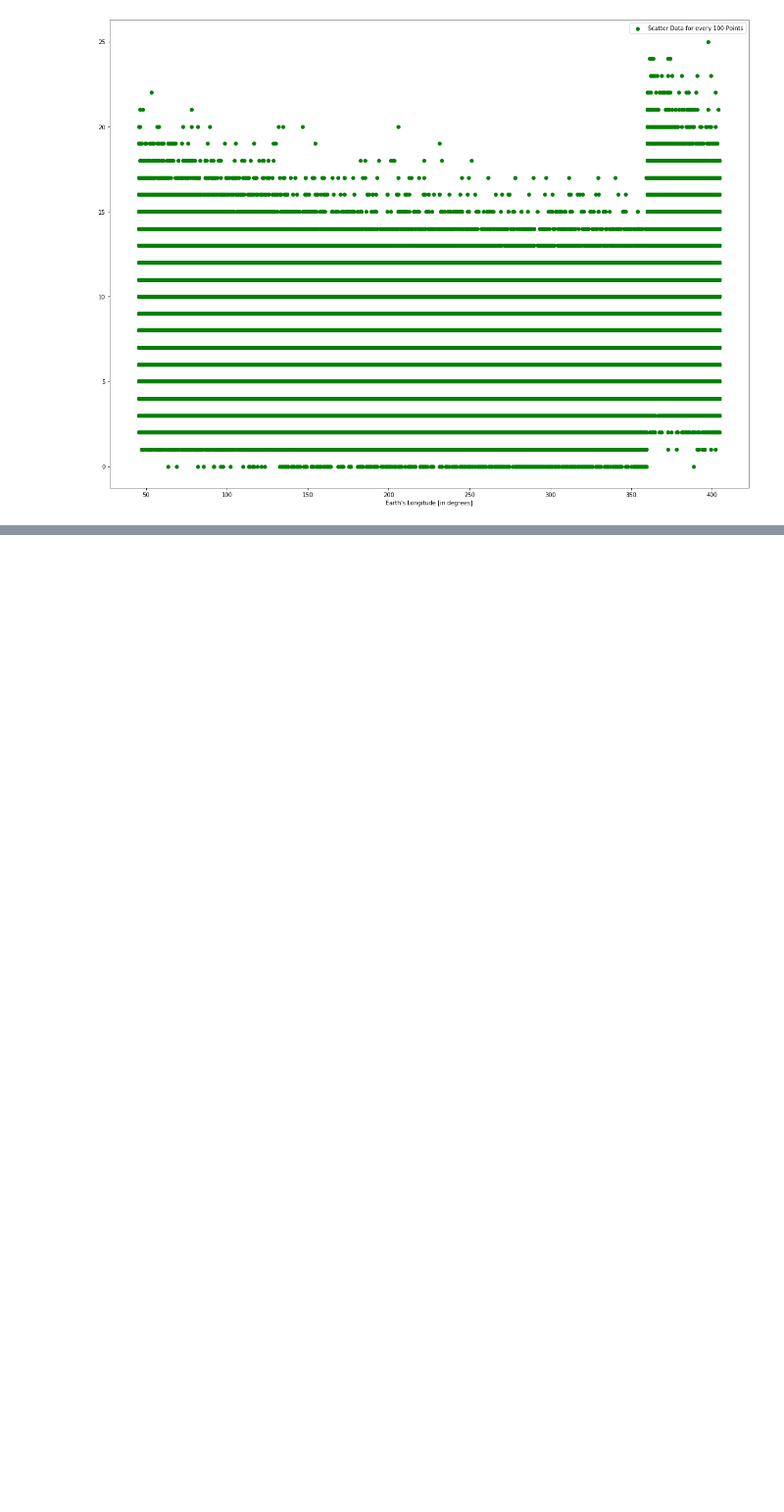
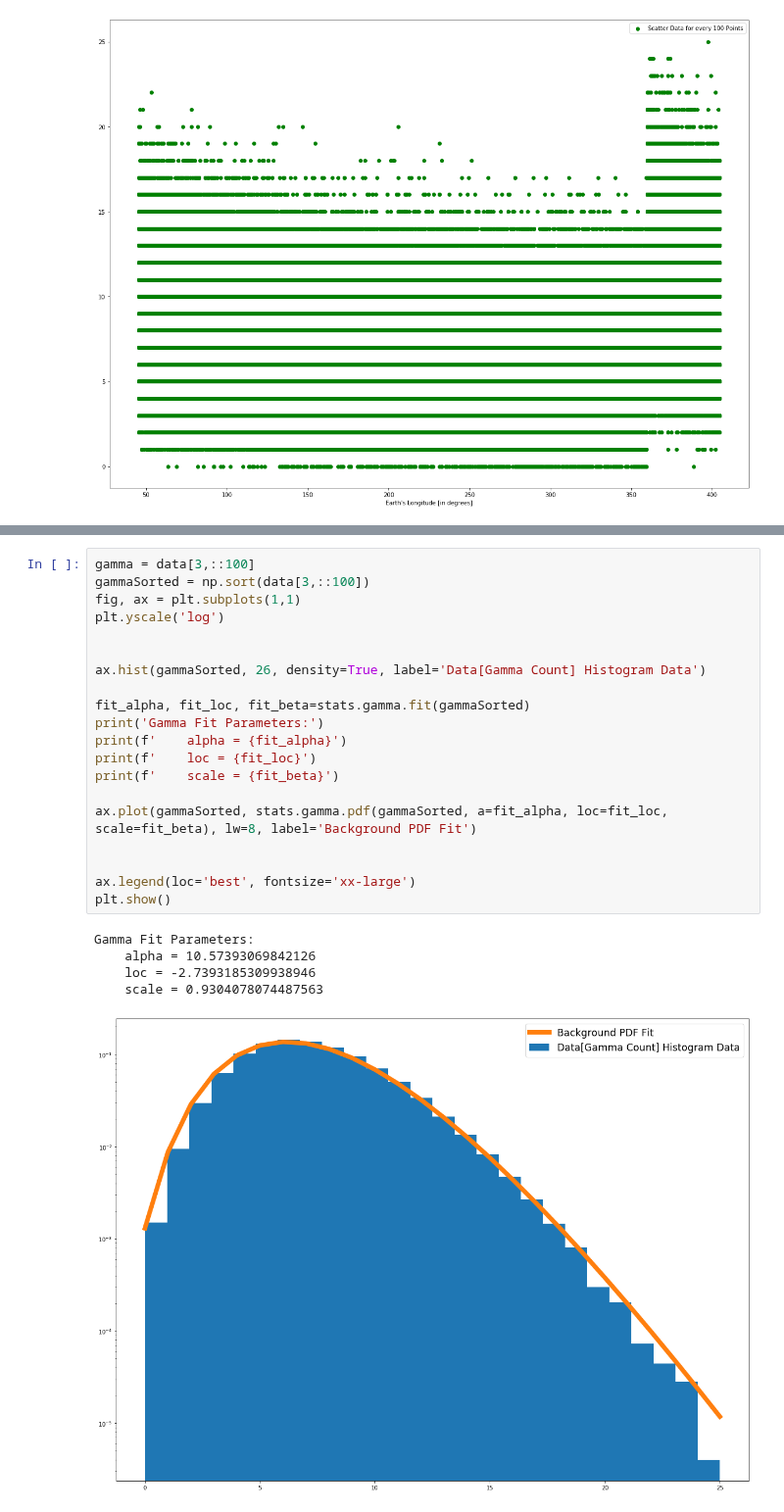
Before and after one commit to jbc1216/434-Portfolio, a Jupyter notebook: FinchCarr_Lab04.ipynb, the cells around one changed output, grey strips where cells are left out. Shown at 98% size. Saved outputs shown, nothing was run; the diff lists cells and outputs as text; blank space fills up the shorter version.

```diff
--- a/FinchCarr_Lab04.ipynb
+++ b/FinchCarr_Lab04.ipynb
@@ -87,0 +125,26 @@ plt.colorbar(h[3], ax=ax)
+# %%
+gamma = data[3,::100]
+gammaSorted = np.sort(data[3,::100])
+fig, ax = plt.subplots(1,1)
+plt.yscale('log')
+
+
+ax.hist(gammaSorted, 26, density=True, label='Data[Gamma Count] Histogram Data')
+
+fit_alpha, fit_loc, fit_beta=stats.gamma.fit(gammaSorted)
+print('Gamma Fit Parameters:')
+print(f'    alpha = {fit_alpha}')
+print(f'    loc = {fit_loc}')
+print(f'    scale = {fit_beta}')
+
+ax.plot(gammaSorted, stats.gamma.pdf(gammaSorted, a=fit_alpha, loc=fit_loc, scale=fit_beta), lw=8, label='Background PDF Fit')
+
+
+ax.legend(loc='best', fontsize='xx-large')
+plt.show()
+# %% [output]
+Gamma Fit Parameters:
+    alpha = 10.57393069842126
+    loc = -2.7393185309938946
+    scale = 0.9304078074487563
+[figure, added]
```
Also changed, not shown: parts of 16 cells of this notebook, 1 other file.
